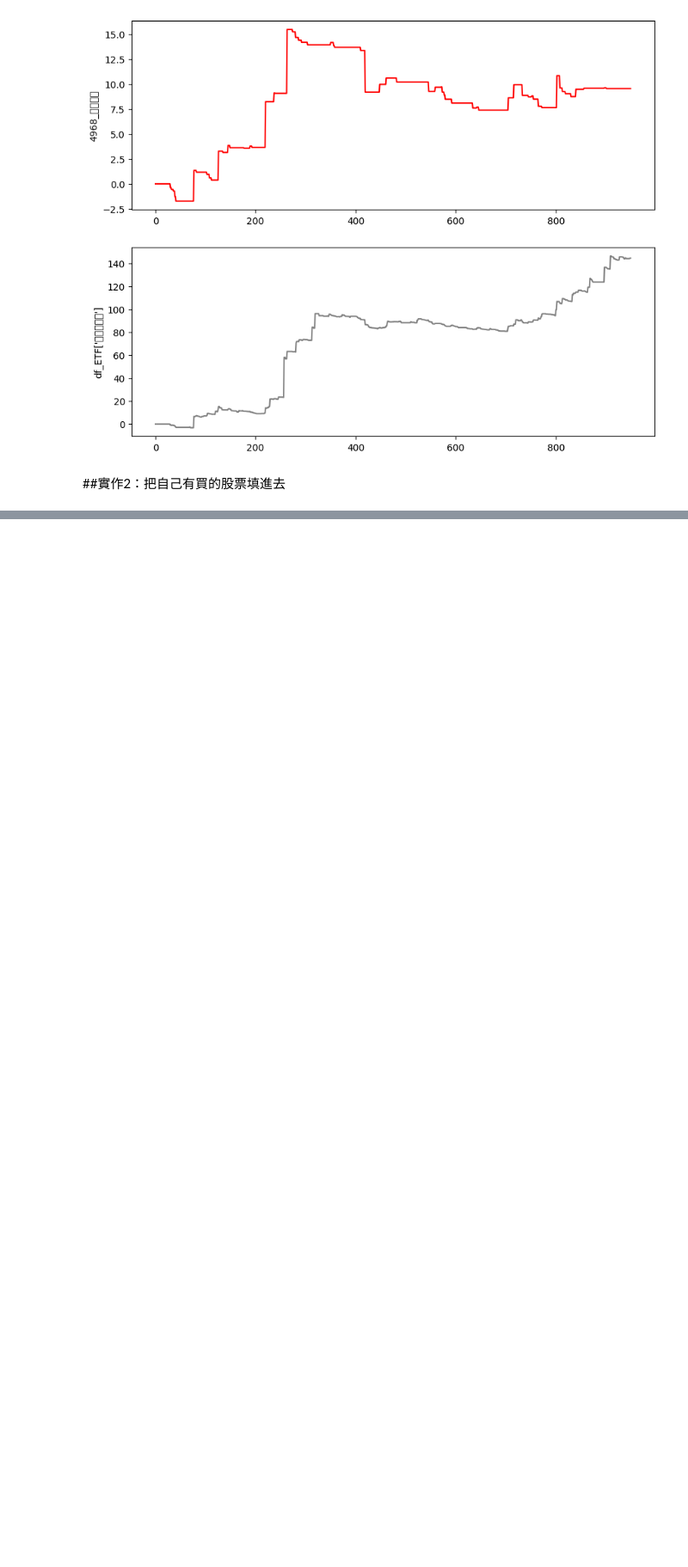
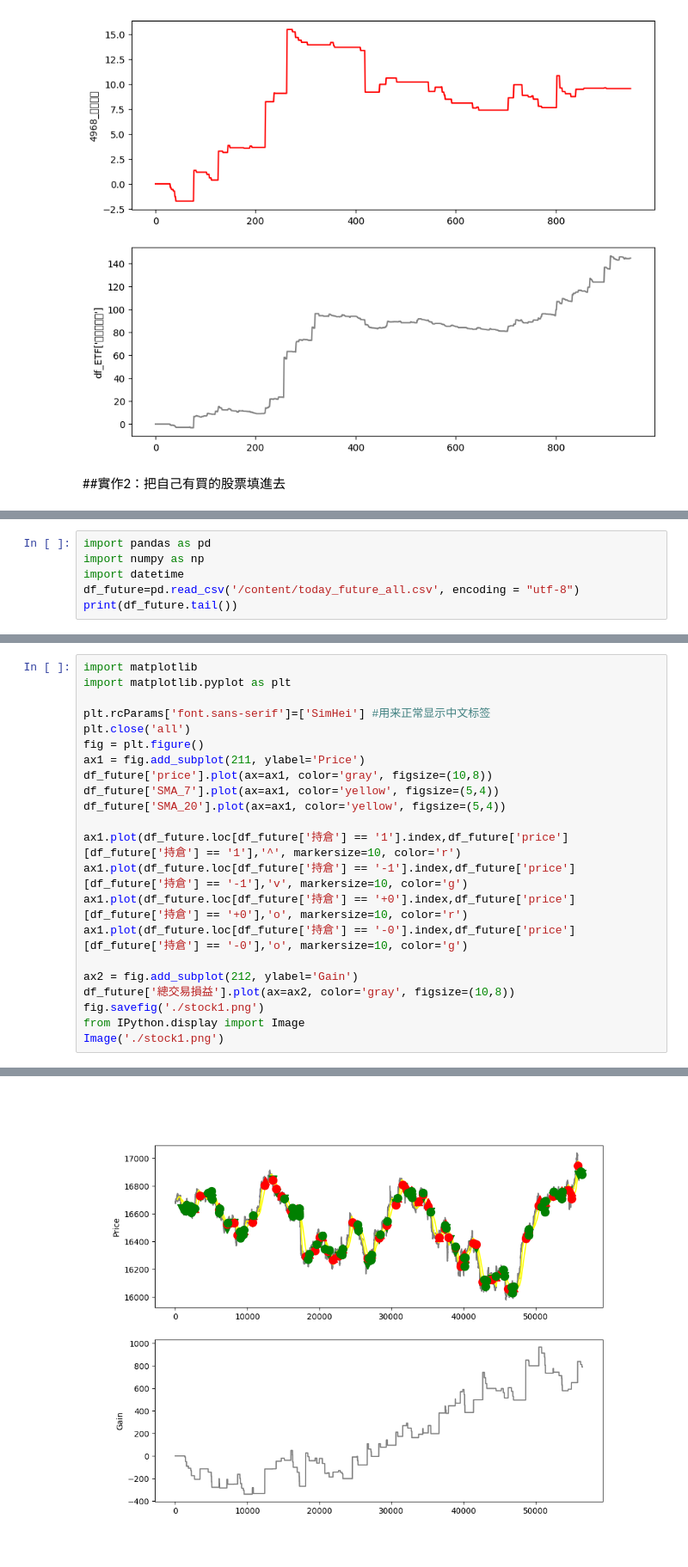
Before and after one commit to moraljack/stock, a Jupyter notebook: line_通知買股.ipynb, the cells around one changed output, grey strips where cells are left out. Shown at 86% size. Cells and saved outputs as stored; diff of their text form; blank space fills up the shorter version.

```diff
--- a/line_通知買股.ipynb
+++ b/line_通知買股.ipynb
@@ -652,0 +749,6 @@ data_list: ['6669', '0.0', '3545', '12.5', '00679B', '0.0', '2743', '0.0', '5274
+# %%
+import pandas as pd
+import numpy as np
+import datetime
+df_future=pd.read_csv('/content/today_future_all.csv', encoding = "utf-8")
+print(df_future.tail())
@@ -652,0 +911,23 @@ data_list: ['6669', '0.0', '3545', '12.5', '00679B', '0.0', '2743', '0.0', '5274
+# %%
+import matplotlib
+import matplotlib.pyplot as plt
+
+plt.rcParams['font.sans-serif']=['SimHei'] #用来正常显示中文标签
+plt.close('all')
+fig = plt.figure()
+ax1 = fig.add_subplot(211, ylabel='Price')
+df_future['price'].plot(ax=ax1, color='gray', figsize=(10,8))
+df_future['SMA_7'].plot(ax=ax1, color='yellow', figsize=(5,4))
+df_future['SMA_20'].plot(ax=ax1, color='yellow', figsize=(5,4))
+
+ax1.plot(df_future.loc[df_future['持倉'] == '1'].index,df_future['price'][df_future['持倉'] == '1'],'^', markersize=10, color='r')
+ax1.plot(df_future.loc[df_future['持倉'] == '-1'].index,df_future['price'][df_future['持倉'] == '-1'],'v', markersize=10, color='g')
+ax1.plot(df_future.loc[df_future['持倉'] == '+0'].index,df_future['price'][df_future['持倉'] == '+0'],'o', markersize=10, color='r')
+ax1.plot(df_future.loc[df_future['持倉'] == '-0'].index,df_future['price'][df_future['持倉'] == '-0'],'o', markersize=10, color='g')
+
+ax2 = fig.add_subplot(212, ylabel='Gain')
+df_future['總交易損益'].plot(ax=ax2, color='gray', figsize=(10,8))
+fig.savefig('./stock1.png')
+from IPython.display import Image
+Image('./stock1.png')
+# %% [output]
@@ -652,0 +951 @@ data_list: ['6669', '0.0', '3545', '12.5', '00679B', '0.0', '2743', '0.0', '5274
+[figure, added]
```
Also changed, not shown: parts of 12 cells of this notebook.
